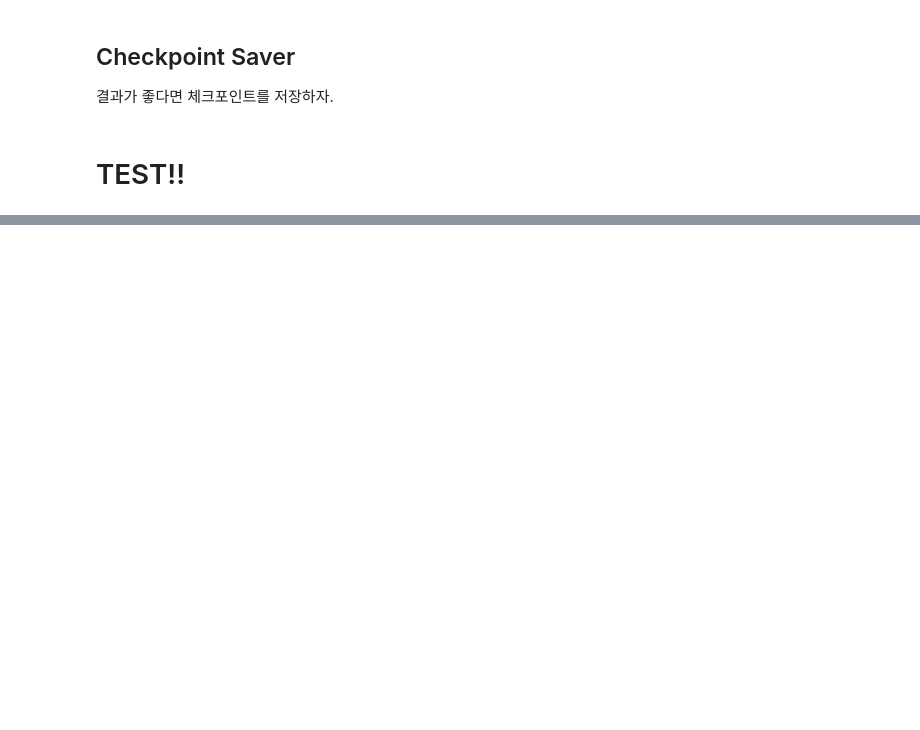
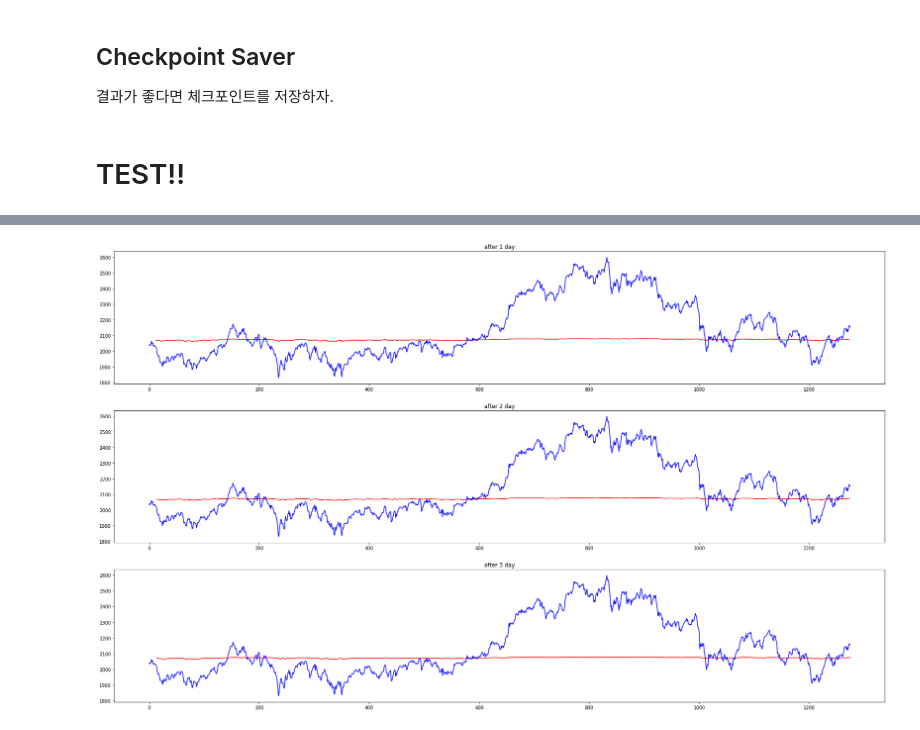
Before and after one commit to Kicory/ML_StockPJ, a Jupyter notebook: Notebook/Season2/TheGrandPredictor.ipynb, the cells around one changed output, grey strips where cells are left out. Saved outputs shown, nothing was run; the diff lists cells and outputs as text; code cells hidden in the pictures; blank space fills up the shorter version.

Commit message:
Colaboratory를 통해 생성됨

```diff
--- a/Notebook/Season2/TheGrandPredictor.ipynb
+++ b/Notebook/Season2/TheGrandPredictor.ipynb
@@ -100,9 +107,6 @@ Test : 1275
 # %%
-def unscale(x, is_train):
-  if is_train:
-    return scaler_train.inverse_transform(x)
-  else:
-    return scaler_test.inverse_transform(x)
+def unscale(x):
+  return scaler.inverse_transform(x)
 # %% [markdown]
 ## 데이터 확인
 # %%
@@ -390,0 +326,34 @@ RuntimeError: ignored
+# %%
+from google.colab import widgets
+
+def drawStepFig():
+  predictor.eval()
+
+  testSampleCnt = len(TEST)
+  predVals = np.full((PredictCnt, testSampleCnt), None, dtype=np.float64)
+  trueVals = TEST_DF.to_numpy()[:, 0]
+
+  givenSets, trueSets = makeInputUnits(TEST, GivenCnt, PredictCnt)
+  batIter = makeBatches(givenSets, trueSets, 1)
+
+  day = GivenCnt - 1
+  for batch in batIter:
+    Gset, Tset = batch
+    estis = unscale(predictor(Gset, PredictCnt).detach().numpy()[:, 0, :])[:, 0]
+
+    for fore in range(1, PredictCnt + 1):
+      if fore + day < testSampleCnt:
+        predVals[fore - 1, fore + day] = estis[fore - 1]
+    day = day + 1
+
+  plt.figure(figsize=(30, PredictCnt * 6))
+
+  for i in range(1, PredictCnt + 1):
+    plt.subplot(PredictCnt, 1, i, title='after ' + str(i) + ' day')
+    idx = i - 1
+    plt.plot(predVals[idx], '-r')
+    plt.plot(trueVals, '-b')
+  plt.show()
+
+drawStepFig();
+# %% [output]
@@ -391,2 +361,3 @@ RuntimeError: ignored
+[figure, added]
 # %%
 import plotly
```
Also changed, not shown: parts of 11 cells of this notebook.
